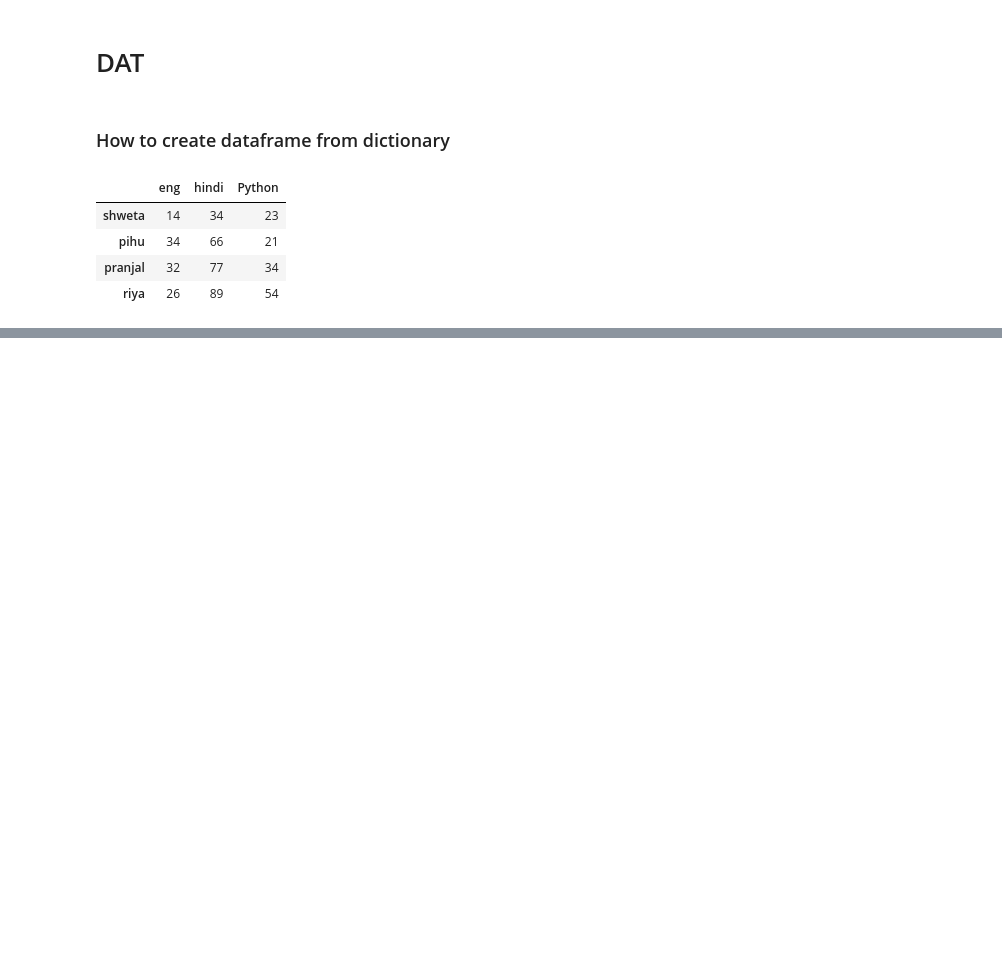
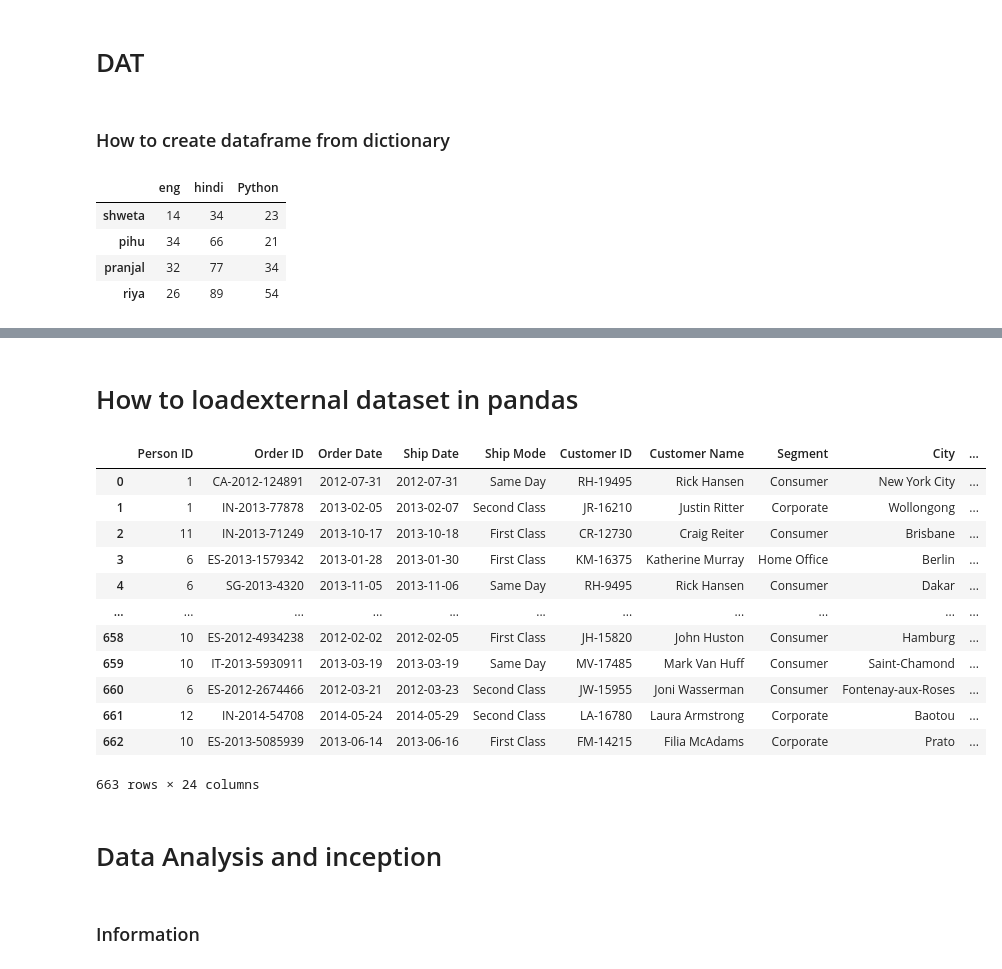
Before and after one commit to shwetas-byte/python_libraries, a Jupyter notebook: Panda/day1.ipynb, the cells around one changed output, grey strips where cells are left out. Drawn from its saved outputs; the diff is of its cells as text; code cells hidden in the pictures; blank space fills up the shorter version.

```diff
--- a/Panda/day1.ipynb
+++ b/Panda/day1.ipynb
@@ -132,0 +152,25 @@ display(df)
+# %% [markdown]
+# How to loadexternal dataset in pandas
+# %%
+data = pd.read_excel(r"C:\Users\shwet\Downloads\pandas 4000 data.xlsx")
+# %%
+df=pd.DataFrame(data)
+display(df)
+# %% [output]
+|  | Person ID | Order ID | Order Date | Ship Date | Ship Mode | Customer ID | Customer Name | Segment | City | ... |
+| 0 | 1 | CA-2012-124891 | 2012-07-31 | 2012-07-31 | Same Day | RH-19495 | Rick Hansen | Consumer | New York City | ... |
+| 1 | 1 | IN-2013-77878 | 2013-02-05 | 2013-02-07 | Second Class | JR-16210 | Justin Ritter | Corporate | Wollongong | ... |
+| 2 | 11 | IN-2013-71249 | 2013-10-17 | 2013-10-18 | First Class | CR-12730 | Craig Reiter | Consumer | Brisbane | ... |
+| 3 | 6 | ES-2013-1579342 | 2013-01-28 | 2013-01-30 | First Class | KM-16375 | Katherine Murray | Home Office | Berlin | ... |
+| 4 | 6 | SG-2013-4320 | 2013-11-05 | 2013-11-06 | Same Day | RH-9495 | Rick Hansen | Consumer | Dakar | ... |
+| ... | ... | ... | ... | ... | ... | ... | ... | ... | ... | ... |
+| 658 | 10 | ES-2012-4934238 | 2012-02-02 | 2012-02-05 | First Class | JH-15820 | John Huston | Consumer | Hamburg | ... |
+| 659 | 10 | IT-2013-5930911 | 2013-03-19 | 2013-03-19 | Same Day | MV-17485 | Mark Van Huff | Consumer | Saint-Chamond | ... |
+| 660 | 6 | ES-2012-2674466 | 2012-03-21 | 2012-03-23 | Second Class | JW-15955 | Joni Wasserman | Consumer | Fontenay-aux-Roses | ... |
+| 661 | 12 | IN-2014-54708 | 2014-05-24 | 2014-05-29 | Second Class | LA-16780 | Laura Armstrong | Corporate | Baotou | ... |
+| 662 | 10 | ES-2013-5085939 | 2013-06-14 | 2013-06-16 | First Class | FM-14215 | Filia McAdams | Corporate | Prato | ... |
+663 rows × 24 columns
+# %% [markdown]
+# Data Analysis and inception
+# %% [markdown]
+### Information
```
Also changed, not shown: parts of 11 cells of this notebook.
